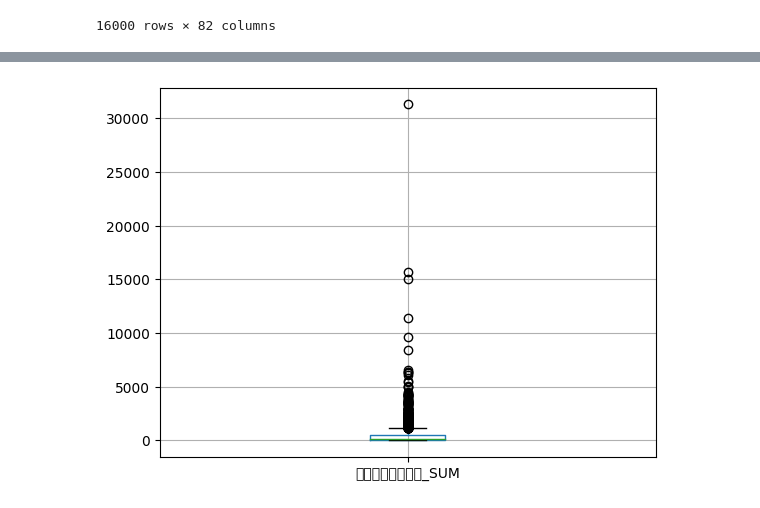
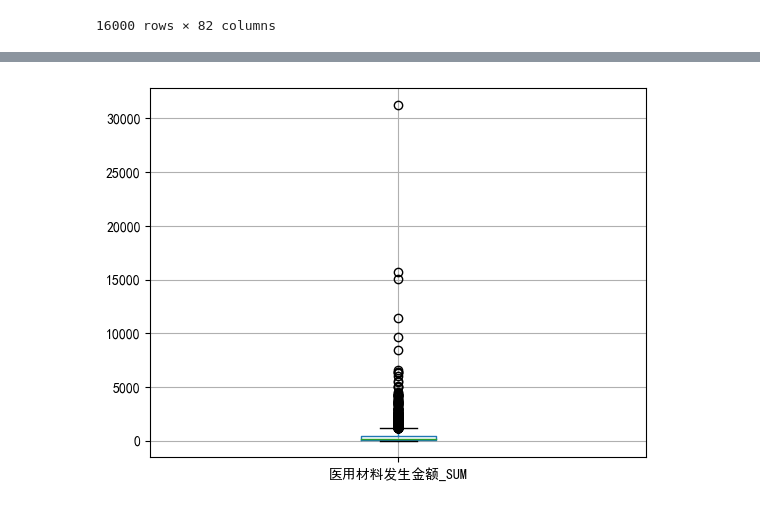
Before and after one commit to xioawei1/fc_project, a Jupyter notebook: python3.8_fc_oneStep.ipynb, the cells around one changed output, grey strips where cells are left out. Drawn from its saved outputs; the diff is of its cells as text; code cells hidden in the pictures.

```diff
--- a/python3.8_fc_oneStep.ipynb
+++ b/python3.8_fc_oneStep.ipynb
@@ -53,0 +53,7 @@ Length: 75, dtype: int64
+# %%
+# 缺失值填充
+emp_col = '出院诊断LENTH_MAX'
+#  先观察箱图
+data.boxplot(column=emp_col)
+plt.rcParams['font.sans-serif'] = ['SimHei']
+plt.show()
@@ -53,0 +69,4 @@ Length: 75, dtype: int64
+# %%
+# 采用中位数进行数据填充
+data[emp_col].fillna(np.median(data[~np.isnan(data[emp_col])]),inplace=True)
+data[emp_col]
@@ -101,10 +133,11 @@ data
 # %%
 # 1，画箱线图
 data.boxplot(column='医用材料发生金额_SUM')
+plt.rcParams['font.sans-serif'] = ['SimHei']
 plt.show()
 # 发现多数的列呈右偏，故此处不用箱图进行异常值处理，采用缩尾处理
 # %% [output]
-[figure, old version]
+[figure, new version]
 # %%
 # 采用缩尾处理
 for col in data.columns:
```
Also changed, not shown: parts of 9 cells of this notebook.
